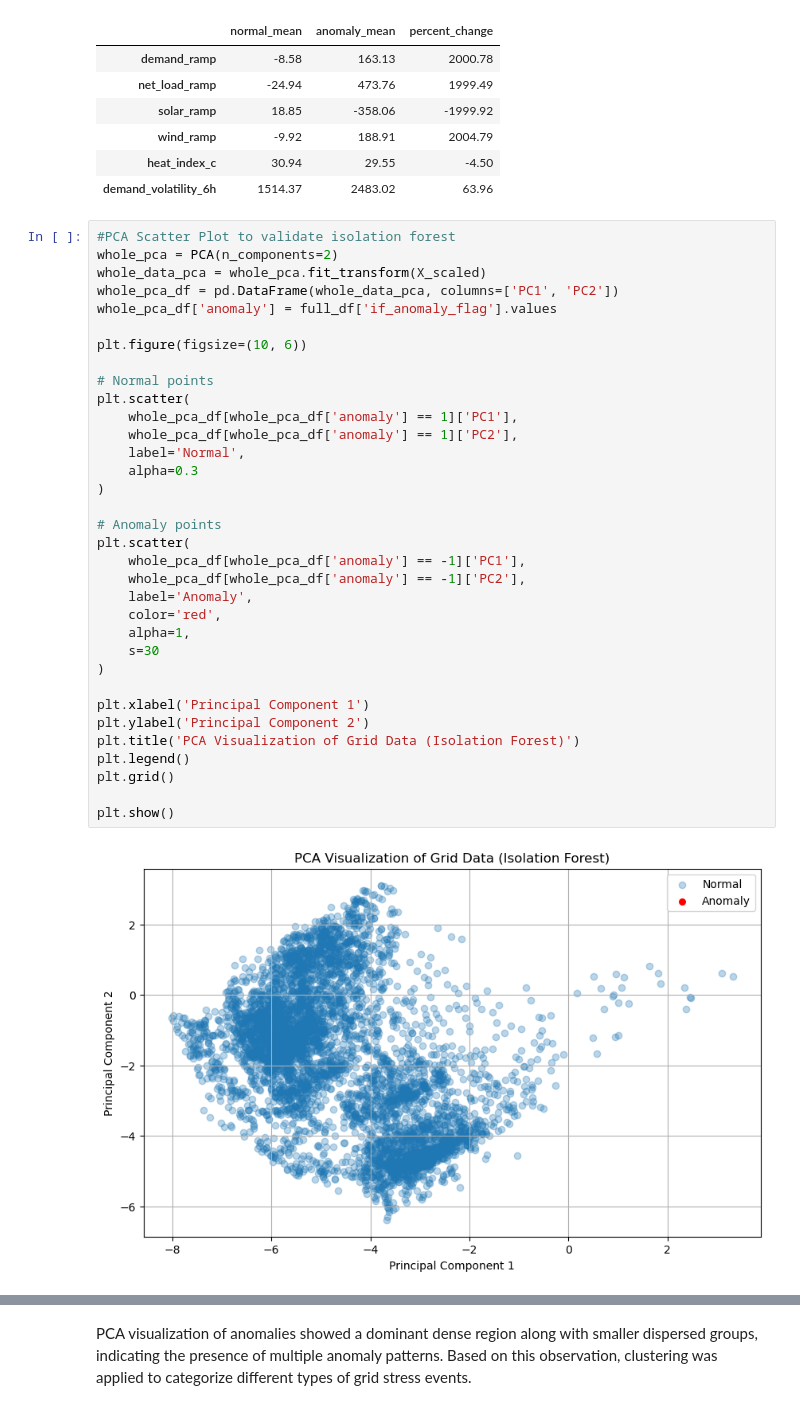
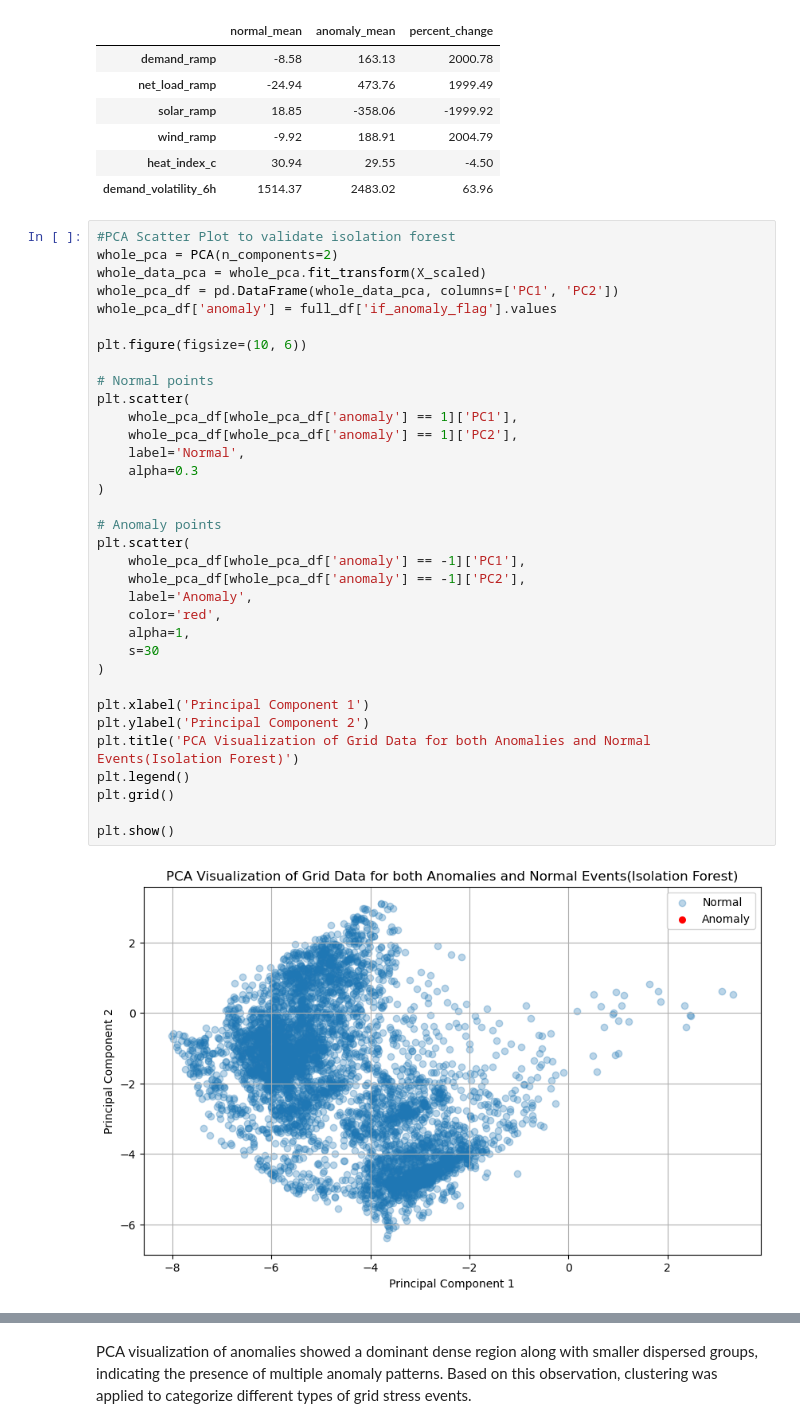
Before and after one commit to HarshilChawla/multi-scale-energy-stress-analysis, a Jupyter notebook: code/anamoly detection and interpretation/isolation_forest.ipynb, the cells around one changed output, grey strips where cells are left out. Saved outputs shown, nothing was run; the diff lists cells and outputs as text.

```diff
--- a/code/anamoly detection and interpretation/isolation_forest.ipynb
+++ b/code/anamoly detection and interpretation/isolation_forest.ipynb
@@ -183,32 +183,32 @@ whole_data_pca = whole_pca.fit_transform(X_scaled)
 whole_pca_df = pd.DataFrame(whole_data_pca, columns=['PC1', 'PC2'])
 whole_pca_df['anomaly'] = full_df['if_anomaly_flag'].values
 
 plt.figure(figsize=(10, 6))
 
 # Normal points
 plt.scatter(
     whole_pca_df[whole_pca_df['anomaly'] == 1]['PC1'],
     whole_pca_df[whole_pca_df['anomaly'] == 1]['PC2'],
     label='Normal',
     alpha=0.3
 )
 
 # Anomaly points
 plt.scatter(
     whole_pca_df[whole_pca_df['anomaly'] == -1]['PC1'],
     whole_pca_df[whole_pca_df['anomaly'] == -1]['PC2'],
     label='Anomaly',
     color='red',
     alpha=1,
     s=30
 )
 
 plt.xlabel('Principal Component 1')
 plt.ylabel('Principal Component 2')
-plt.title('PCA Visualization of Grid Data (Isolation Forest)')
+plt.title('PCA Visualization of Grid Data for both Anomalies and Normal Events(Isolation Forest)')
 plt.legend()
 plt.grid()
 
 plt.show()
 # %% [output]
-[figure, old version]
+[figure, new version]
```
Also changed, not shown: parts of 26 cells of this notebook, 1 other file.
